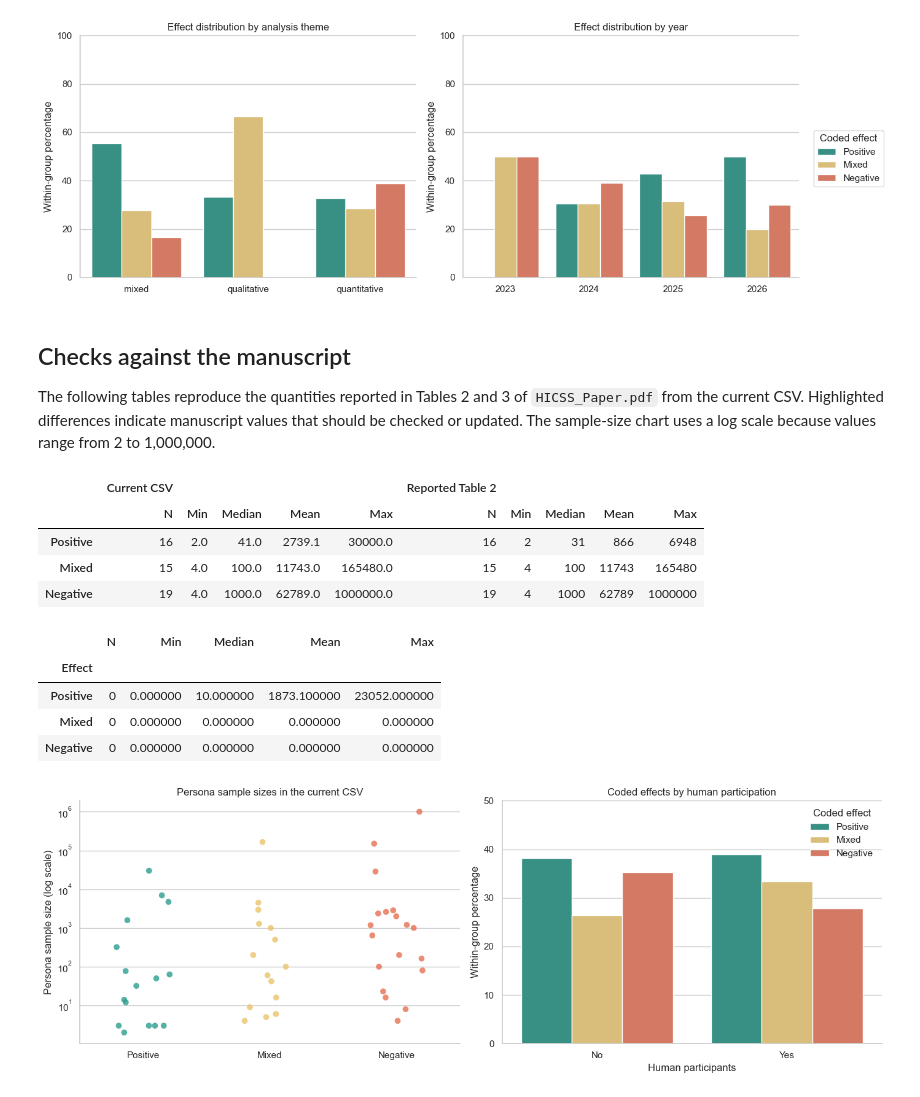
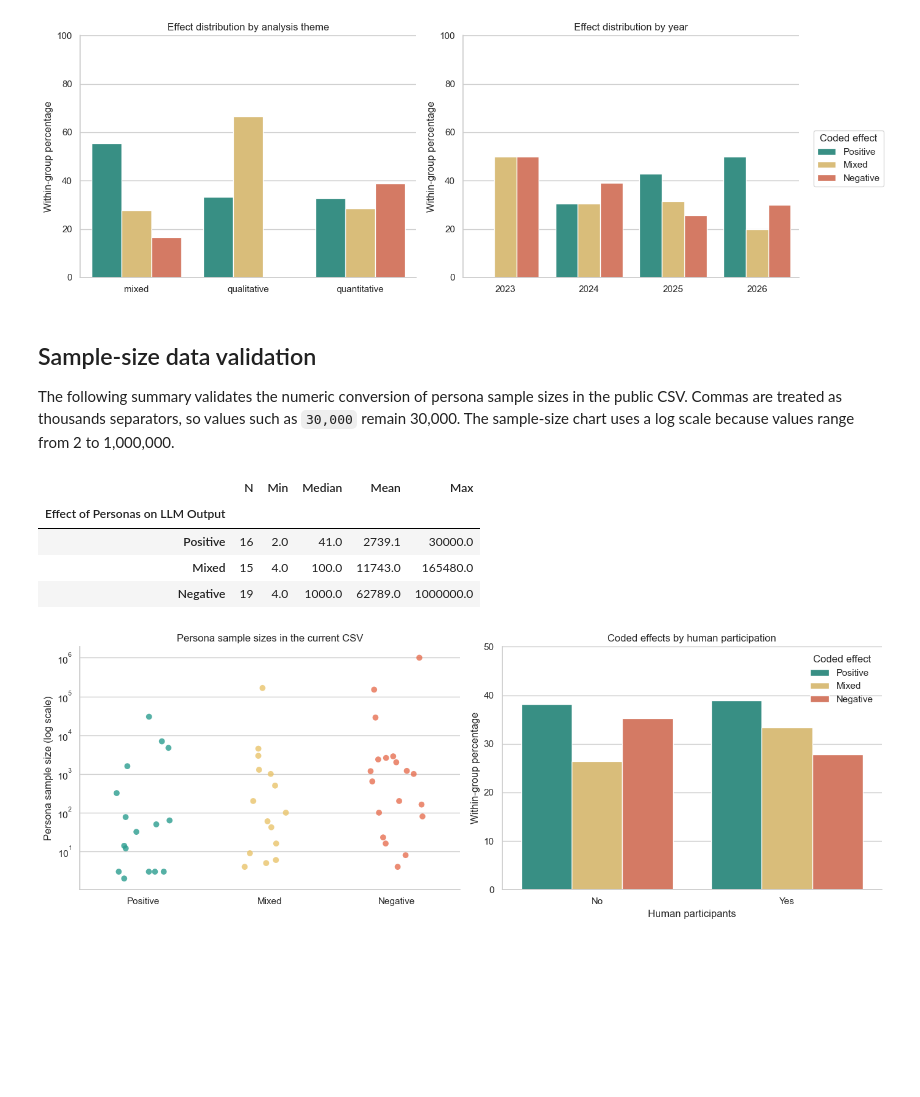
Before and after one commit to liviaellen/llm-persona-review, a Jupyter notebook: analysis/persona_review_statistical_analysis.ipynb, the cells around one changed output. Saved outputs shown, nothing was run; the diff lists cells and outputs as text; code cells hidden in the pictures; blank space fills up the shorter version.

Commit message:
Remove manuscript-specific review notes

```diff
--- a/analysis/persona_review_statistical_analysis.ipynb
+++ b/analysis/persona_review_statistical_analysis.ipynb
@@ -193,30 +193,21 @@ plt.show()
 # %% [output]
 [figure]
 # %% [markdown]
-## Checks against the manuscript
+## Sample-size data validation
 
-The following tables reproduce the quantities reported in Tables 2 and 3 of `HICSS_Paper.pdf` from the current CSV. Highlighted differences indicate manuscript values that should be checked or updated. The sample-size chart uses a log scale because values range from 2 to 1,000,000.
+The following summary validates the numeric conversion of persona sample sizes in the public CSV. Commas are treated as thousands separators, so values such as `30,000` remain 30,000. The sample-size chart uses a log scale because values range from 2 to 1,000,000.
 # %%
 sample_current = (df.groupby("Effect of Personas on LLM Output")["Persona sample size"]
                   .agg(N="count", Min="min", Median="median", Mean="mean", Max="max")
                   .reindex(effect_order).round(1))
-sample_reported = pd.DataFrame({
-    "N": [16, 15, 19], "Min": [2, 4, 4], "Median": [31, 100, 1000],
-    "Mean": [866, 11743, 62789], "Max": [6948, 165480, 1000000],
-}, index=effect_order)
-display(pd.concat({"Current CSV": sample_current, "Reported Table 2": sample_reported}, axis=1))
-display((sample_current - sample_reported).rename_axis("Effect").style.applymap(lambda x: "background-color: #ffd6d6" if x != 0 else ""))
+display(sample_current)
+assert df.loc[df["article_id"] == "A21", "Persona sample size"].item() == 30000
 # %% [output]
-|  | Current CSV |  |  |  |  | Reported Table 2 |  |  |  |  |
-|  | N | Min | Median | Mean | Max | N | Min | Median | Mean | Max |
-| Positive | 16 | 2.0 | 41.0 | 2739.1 | 30000.0 | 16 | 2 | 31 | 866 | 6948 |
-| Mixed | 15 | 4.0 | 100.0 | 11743.0 | 165480.0 | 15 | 4 | 100 | 11743 | 165480 |
-| Negative | 19 | 4.0 | 1000.0 | 62789.0 | 1000000.0 | 19 | 4 | 1000 | 62789 | 1000000 |
+|  | N | Min | Median | Mean | Max |
+| Effect of Personas on LLM Output |  |  |  |  |  |
+| Positive | 16 | 2.0 | 41.0 | 2739.1 | 30000.0 |
+| Mixed | 15 | 4.0 | 100.0 | 11743.0 | 165480.0 |
+| Negative | 19 | 4.0 | 1000.0 | 62789.0 | 1000000.0 |
-|  | N | Min | Median | Mean | Max |
-| Effect |  |  |  |  |  |
-| Positive | 0 | 0.000000 | 10.000000 | 1873.100000 | 23052.000000 |
-| Mixed | 0 | 0.000000 | 0.000000 | 0.000000 | 0.000000 |
-| Negative | 0 | 0.000000 | 0.000000 | 0.000000 | 0.000000 |
 # %%
 fig, axes = plt.subplots(1, 2, figsize=(14, 5))
 sns.stripplot(data=df, x="Effect of Personas on LLM Output", y="Persona sample size", order=effect_order, hue="Effect of Personas on LLM Output", palette=palette, legend=False, jitter=0.22, size=7, alpha=0.8, ax=axes[0])
```
Also changed, not shown: parts of 5 cells of this notebook, 9 other files.
